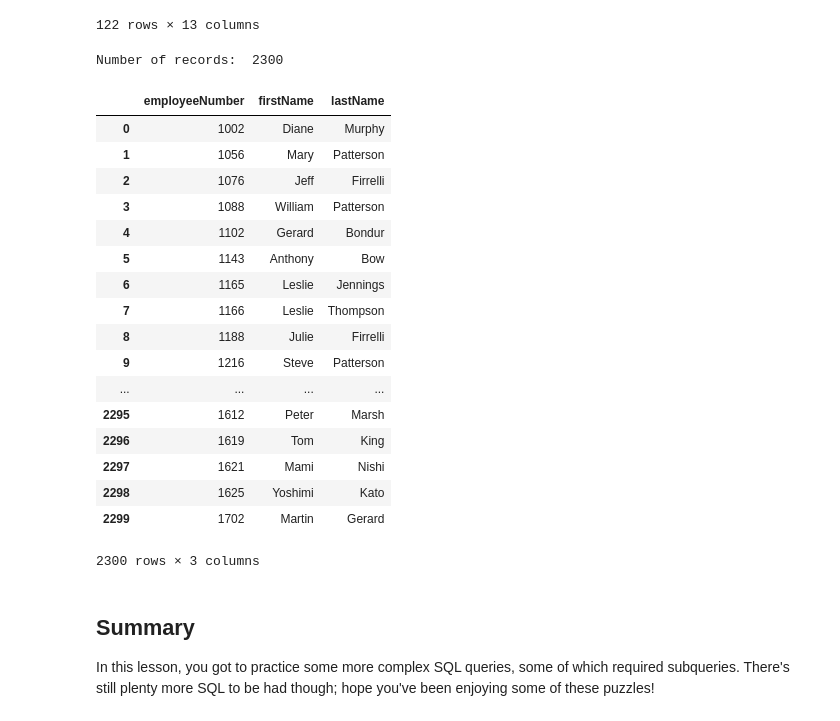
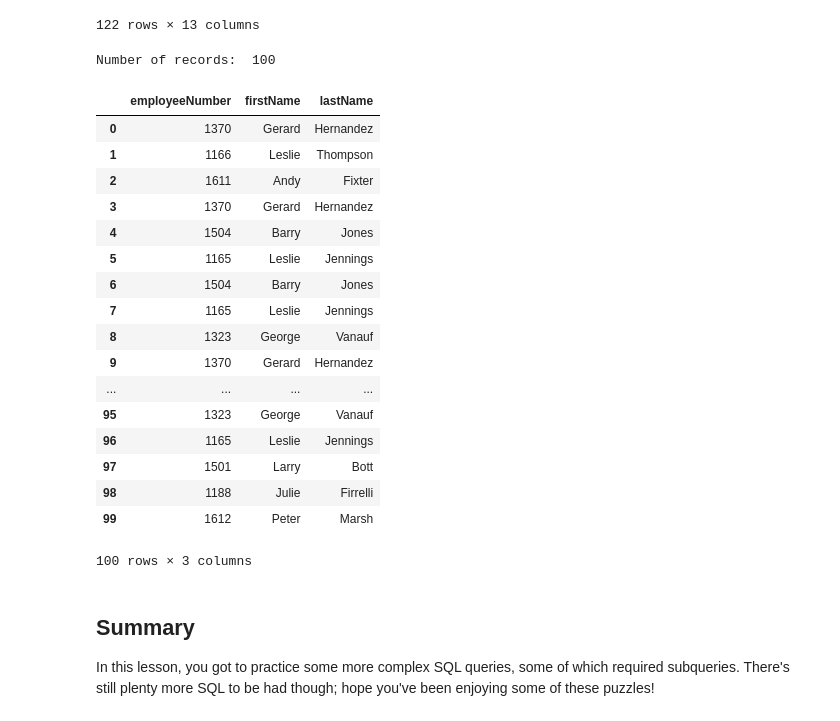
Before and after one commit to LearnCoTEMP1178/dsc-sql-subqueries-lab-dc-ds-071519, a Jupyter notebook: index.ipynb, the cells around one changed output. Saved outputs shown, nothing was run; the diff lists cells and outputs as text; code cells hidden in the pictures.

```diff
--- a/index.ipynb
+++ b/index.ipynb
@@ -152,41 +152,41 @@ Number of records:  122
 # %%
 #Your code here
 df = pd.DataFrame(
     c.execute("""
 
 SELECT employeeNumber, firstName, lastName
 FROM employees as e
 JOIN customers as c
-ON E.salesRepEmployeeNumber
+ON e.employeeNumber = c.salesRepEmployeeNumber
 WHERE c.creditLimit > 100000000.0
 
 
 """).fetchall()
 )
 
 print('Number of records: ',len(df))
 df.columns = [x[0] for x in c.description]
 df
 # %% [output]
-Number of records:  2300
+Number of records:  100
 |  | employeeNumber | firstName | lastName |
-| 0 | 1002 | Diane | Murphy |
-| 1 | 1056 | Mary | Patterson |
-| 2 | 1076 | Jeff | Firrelli |
-| 3 | 1088 | William | Patterson |
-| 4 | 1102 | Gerard | Bondur |
-| 5 | 1143 | Anthony | Bow |
-| 6 | 1165 | Leslie | Jennings |
-| 7 | 1166 | Leslie | Thompson |
-| 8 | 1188 | Julie | Firrelli |
-| 9 | 1216 | Steve | Patterson |
+| 0 | 1370 | Gerard | Hernandez |
+| 1 | 1166 | Leslie | Thompson |
+| 2 | 1611 | Andy | Fixter |
+| 3 | 1370 | Gerard | Hernandez |
+| 4 | 1504 | Barry | Jones |
+| 5 | 1165 | Leslie | Jennings |
+| 6 | 1504 | Barry | Jones |
+| 7 | 1165 | Leslie | Jennings |
+| 8 | 1323 | George | Vanauf |
+| 9 | 1370 | Gerard | Hernandez |
 | ... | ... | ... | ... |
-| 2295 | 1612 | Peter | Marsh |
-| 2296 | 1619 | Tom | King |
-| 2297 | 1621 | Mami | Nishi |
-| 2298 | 1625 | Yoshimi | Kato |
-| 2299 | 1702 | Martin | Gerard |
+| 95 | 1323 | George | Vanauf |
+| 96 | 1165 | Leslie | Jennings |
+| 97 | 1501 | Larry | Bott |
+| 98 | 1188 | Julie | Firrelli |
+| 99 | 1612 | Peter | Marsh |
-2300 rows × 3 columns
+100 rows × 3 columns
 # %% [markdown]
 ## Summary
 
```
